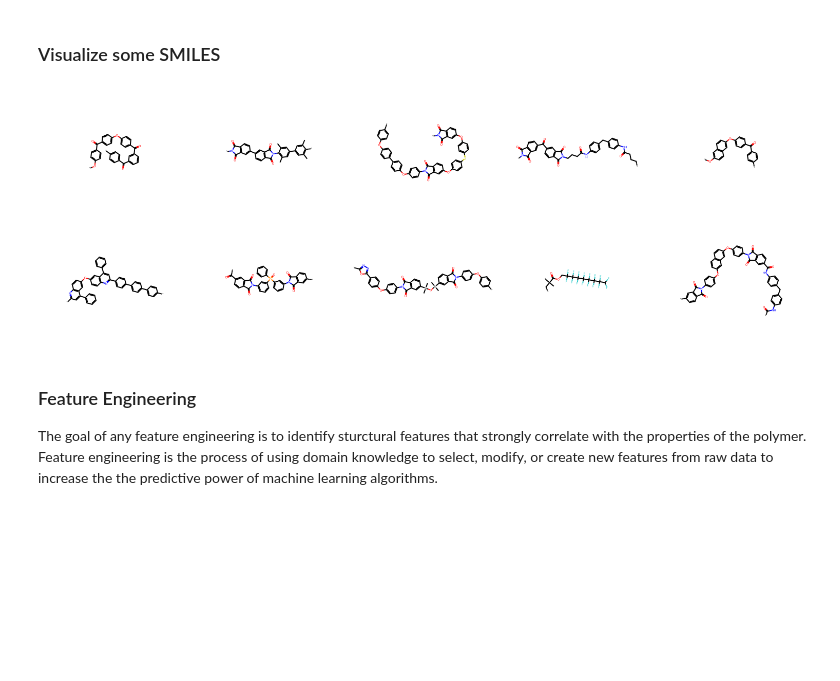
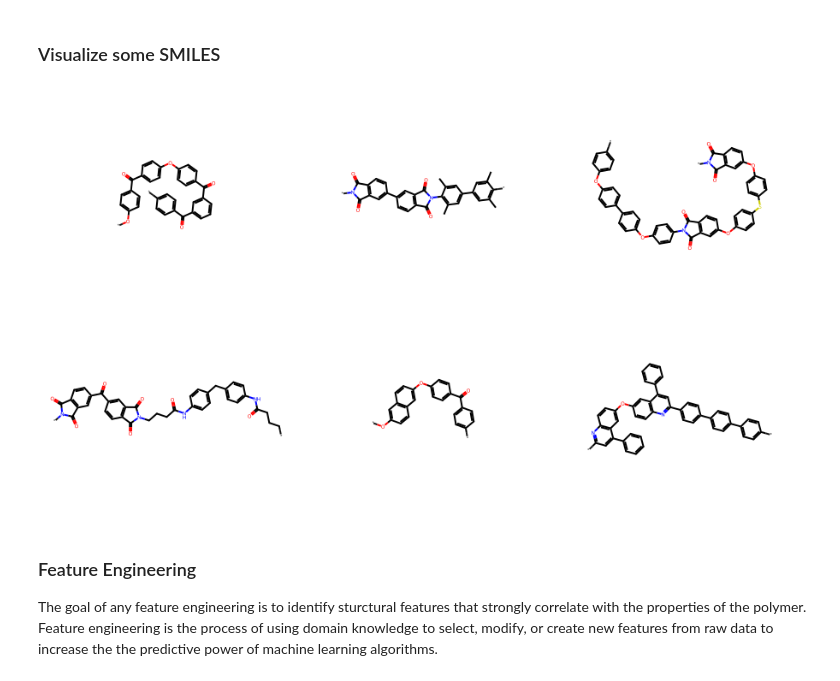
Before and after one commit to heyitsdipu/polymer-informatics, a Jupyter notebook: notebooks/01_polymer_ml_foundation.ipynb, the cells around one changed output. Drawn from its saved outputs; the diff is of its cells as text; code cells hidden in the pictures; blank space fills up the shorter version.

Commit message:
Update new plots

```diff
--- a/notebooks/01_polymer_ml_foundation.ipynb
+++ b/notebooks/01_polymer_ml_foundation.ipynb
@@ -181,24 +181,24 @@ Tg_df.describe()
 # %%
 np.random.seed(42)
 
-random_smiles = np.random.randint(0, len(Tg_df), 10)
+random_smiles = np.random.randint(0, len(Tg_df), 6)
 
 # extract smiles
 smiles_list = Tg_df.loc[random_smiles, "Smiles"].tolist()
 
 # Convert to molecules
 mols = [Chem.MolFromSmiles(mol) for mol in smiles_list]
 
 
 # draw grid
 img = Draw.MolsToGridImage(
     mols,
-    molsPerRow=5,
+    molsPerRow=3,
     subImgSize=(300, 250),
 )
 img
 # %% [output]
-[figure, old version]
+[figure, new version]
 # %% [markdown]
 ### Feature Engineering
 
```
Also changed, not shown: parts of 3 cells of this notebook, 3 other files.
